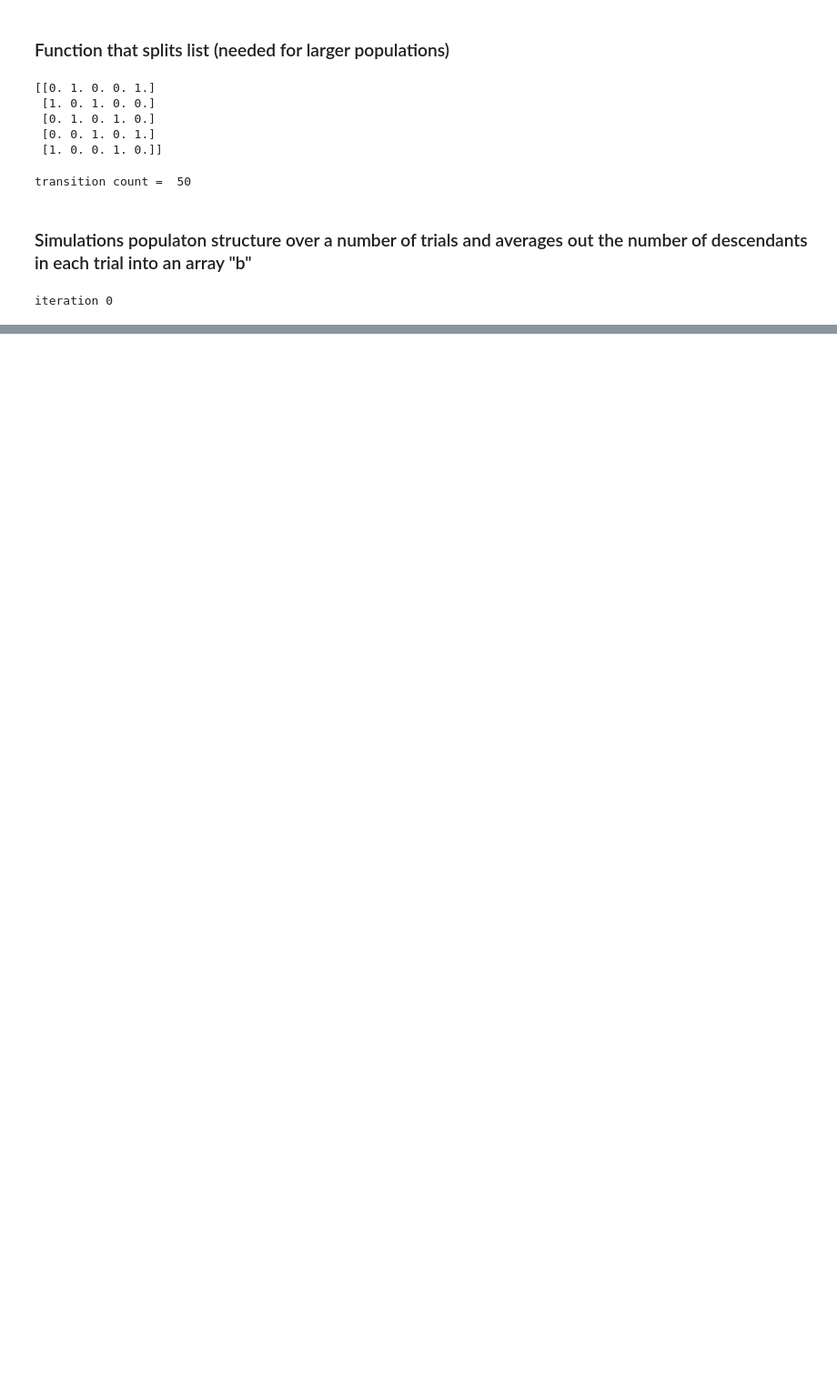
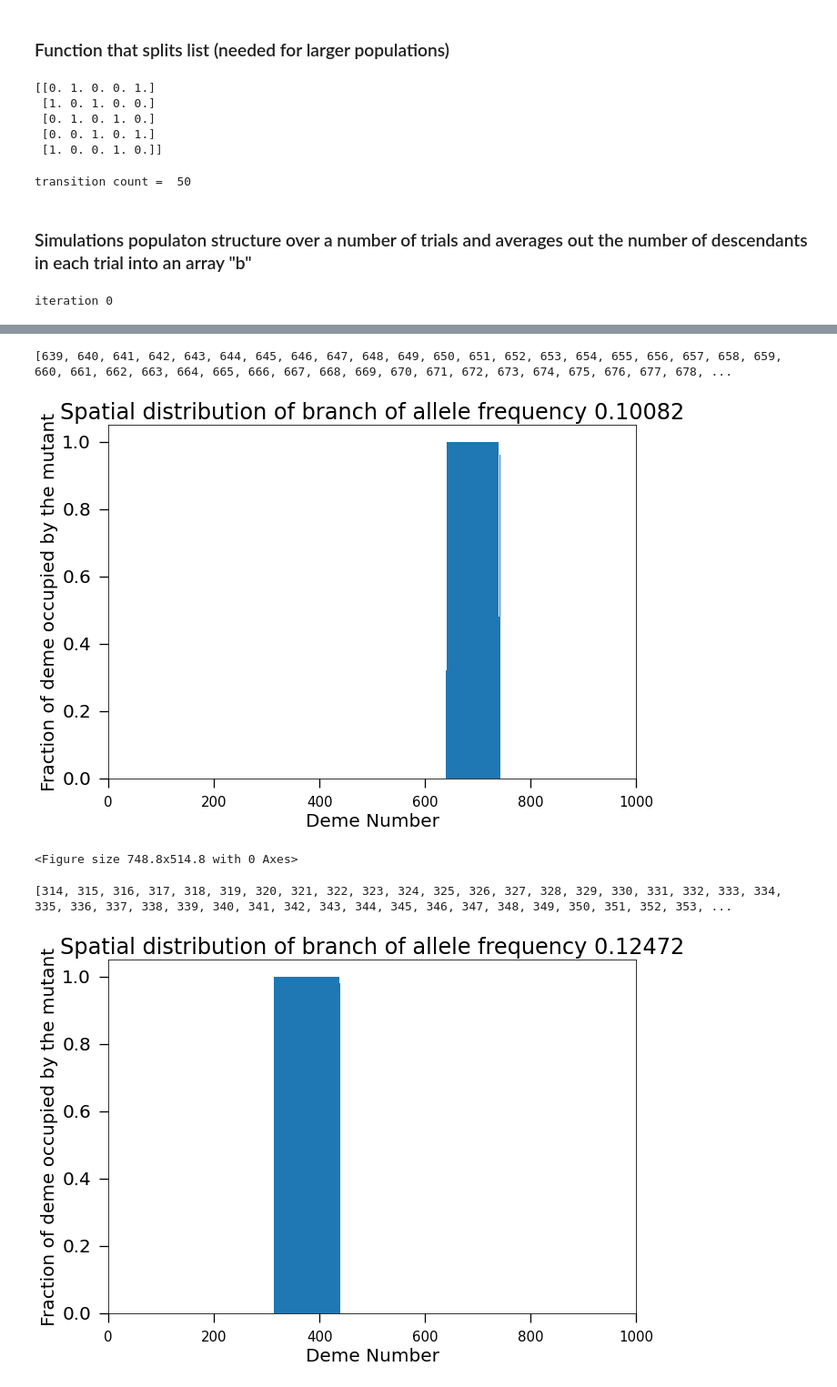
Before and after one commit to weissmanlab/Genetic_Diversity_Space, a Jupyter notebook: Spatial_Plots_Mrholess/Spatial_Plots_Mrholess.ipynb, the cells around one changed output, grey strips where cells are left out. Shown: that part at 91% size. Saved outputs shown, nothing was run; the diff lists cells and outputs as text; code cells hidden in the pictures; blank space fills up the shorter version.

```diff
--- a/Spatial_Plots_Mrholess/Spatial_Plots_Mrholess.ipynb
+++ b/Spatial_Plots_Mrholess/Spatial_Plots_Mrholess.ipynb
@@ -93,6 +95,7 @@ x=np.linspace(min_transition_zone,max_transition_zone,10)
 # %% [markdown]
 ### Simulations populaton structure over a number of trials and averages out the number of descendants in each trial into an array "b"
 # %%
+allele_frequency_vals=[]
 q=[ [0]*int(total_sample_size+1) for i in range(2*total_sample_size-1)]
 afs2 = []
 #a2=[]
@@ -192,7 +195,9 @@ for i in range(1):
         np.savetxt("Demes_Mrholess"+ str(i) +".csv",x, delimiter=',' )
         np.savetxt("Demes_Fraction_Mrholess"+ str(i) +".csv",z, delimiter=',' )
         plt.title("Spatial distribution of branch of allele frequency " + str(freq[int(dist[i])]))
-        plt.savefig("mrhogreatt"+ str(i) + ".pdf")
+        allele_frequency_vals.append(freq[int(dist[i])])
+        plt.savefig("mrholess"+ str(i) + ".pdf")
+
         plt.figure()
 
         plt.show()
@@ -209,0 +215,5 @@ The provenance information for the resulting tree sequence is 4.91MB. This is no
+[639, 640, 641, 642, 643, 644, 645, 646, 647, 648, 649, 650, 651, 652, 653, 654, 655, 656, 657, 658, 659, 660, 661, 662, 663, 664, 665, 666, 667, 668, 669, 670, 671, 672, 673, 674, 675, 676, 677, 678, ...
+[figure, added]
+<Figure size 748.8x514.8 with 0 Axes>
+[314, 315, 316, 317, 318, 319, 320, 321, 322, 323, 324, 325, 326, 327, 328, 329, 330, 331, 332, 333, 334, 335, 336, 337, 338, 339, 340, 341, 342, 343, 344, 345, 346, 347, 348, 349, 350, 351, 352, 353, ...
+[figure, added]
```
Also changed, not shown: parts of 12 cells of this notebook, 17 other files.
